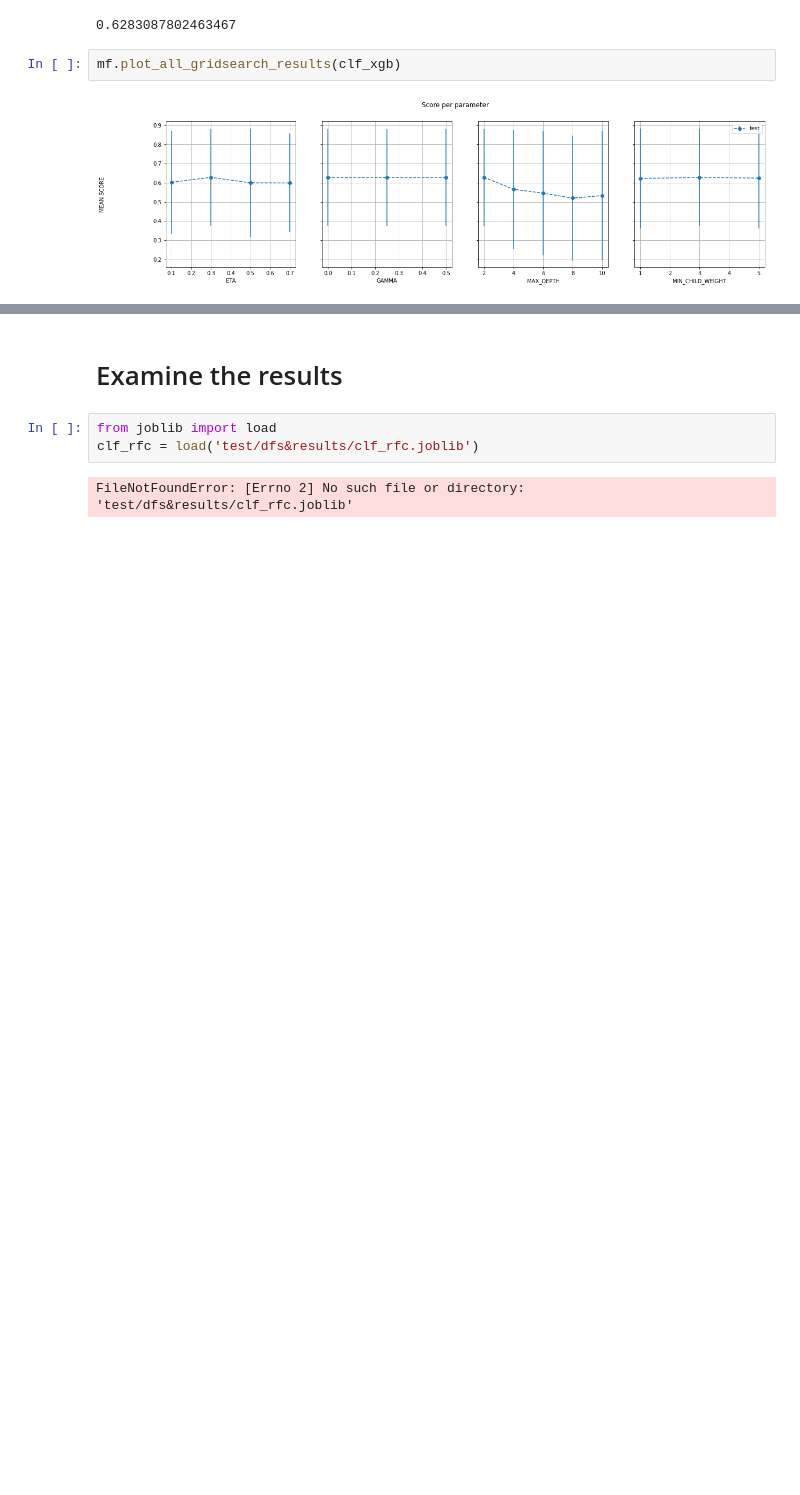
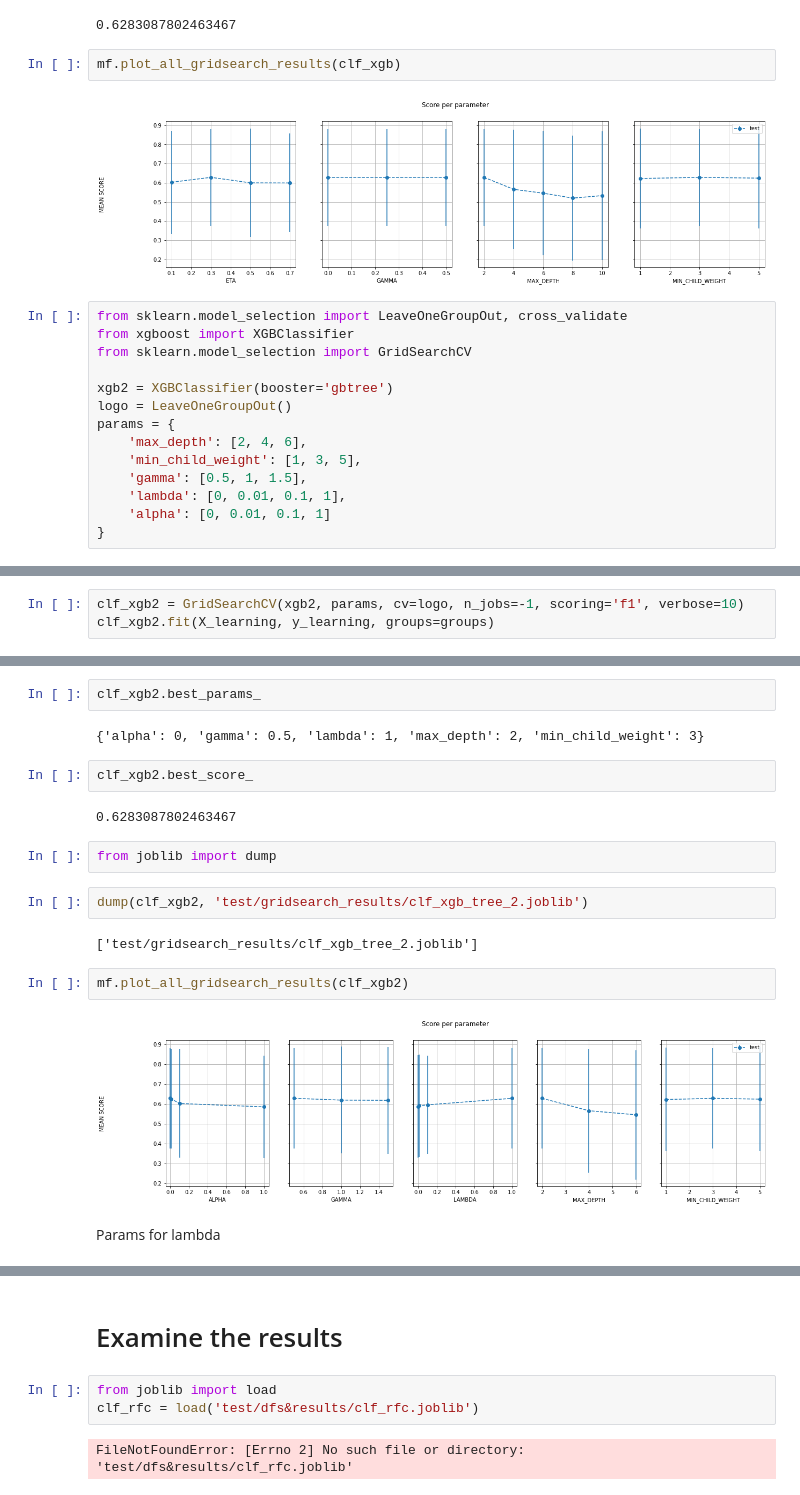
Before and after one commit to mikrzol/ML_bacteriophage_host_predicting, a Jupyter notebook: hyperparameter_tuning.ipynb, the cells around one changed output, grey strips where cells are left out. Drawn from its saved outputs; the diff is of its cells as text; blank space fills up the shorter version.

Commit message:
add xgboost hyperparameter tuning

```diff
--- a/hyperparameter_tuning.ipynb
+++ b/hyperparameter_tuning.ipynb
@@ -421,3 +423,17 @@ clf_xgb.best_score_
 mf.plot_all_gridsearch_results(clf_xgb)
 # %% [output]
 [figure]
+# %%
+from sklearn.model_selection import LeaveOneGroupOut, cross_validate
+from xgboost import XGBClassifier
+from sklearn.model_selection import GridSearchCV
+
+xgb2 = XGBClassifier(booster='gbtree')
+logo = LeaveOneGroupOut()
+params = {
+    'max_depth': [2, 4, 6],
+    'min_child_weight': [1, 3, 5],
+    'gamma': [0.5, 1, 1.5],
+    'lambda': [0, 0.01, 0.1, 1],
+    'alpha': [0, 0.01, 0.1, 1]
+}
@@ -423,0 +442,3 @@ mf.plot_all_gridsearch_results(clf_xgb)
+# %%
+clf_xgb2 = GridSearchCV(xgb2, params, cv=logo, n_jobs=-1, scoring='f1', verbose=10)
+clf_xgb2.fit(X_learning, y_learning, groups=groups)
@@ -423,0 +464,20 @@ mf.plot_all_gridsearch_results(clf_xgb)
+# %%
+clf_xgb2.best_params_
+# %% [output]
+{'alpha': 0, 'gamma': 0.5, 'lambda': 1, 'max_depth': 2, 'min_child_weight': 3}
+# %%
+clf_xgb2.best_score_
+# %% [output]
+0.6283087802463467
+# %%
+from joblib import dump
+# %%
+dump(clf_xgb2, 'test/gridsearch_results/clf_xgb_tree_2.joblib')
+# %% [output]
+['test/gridsearch_results/clf_xgb_tree_2.joblib']
+# %%
+mf.plot_all_gridsearch_results(clf_xgb2)
+# %% [output]
+[figure, added]
+# %% [markdown]
+Params for lambda
```
Also changed, not shown: parts of 22 cells of this notebook.
